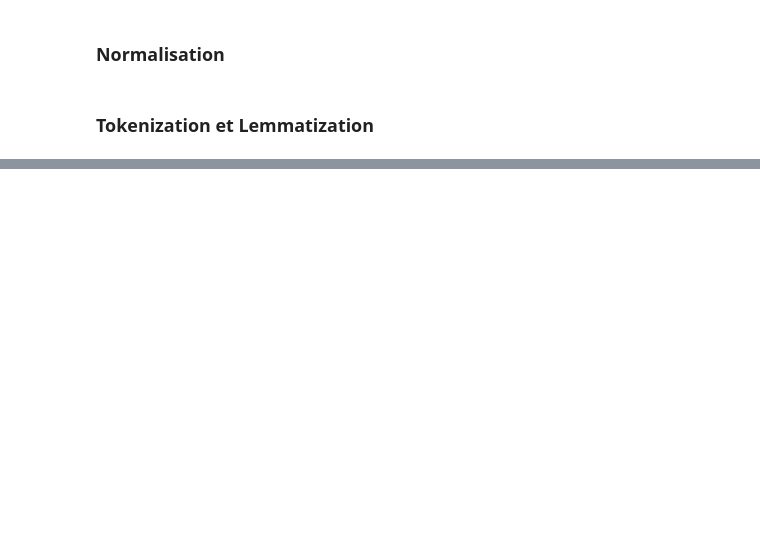
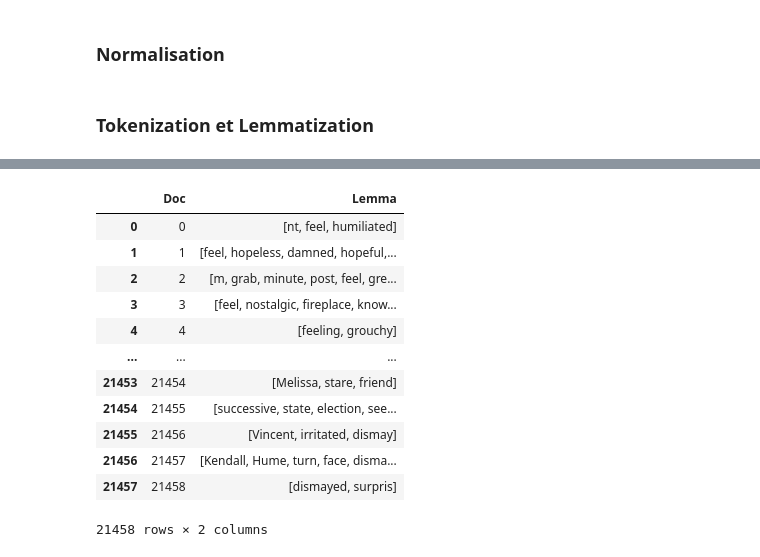
Before and after one commit to eltarr-kawther/roue-des-emotions, a Jupyter notebook: Notebooks/emotion_classification_spacy.ipynb, the cells around one changed output, grey strips where cells are left out. Cells and saved outputs as stored; diff of their text form; code cells hidden in the pictures; blank space fills up the shorter version.

Commit message:
words back into list

```diff
--- a/Notebooks/emotion_classification_spacy.ipynb
+++ b/Notebooks/emotion_classification_spacy.ipynb
@@ -122,0 +142,19 @@ plt.show()
+# %%
+group = df_words_lemmas.groupby('Doc')['Lemma']
+# %%
+df_documents_lemmas = group.aggregate(lambda x: list(x)).reset_index()
+df_documents_lemmas
+# %% [output]
+|  | Doc | Lemma |
+| 0 | 0 | [nt, feel, humiliated] |
+| 1 | 1 | [feel, hopeless, damned, hopeful,... |
+| 2 | 2 | [m, grab, minute, post, feel, gre... |
+| 3 | 3 | [feel, nostalgic, fireplace, know... |
+| 4 | 4 | [feeling, grouchy] |
+| ... | ... | ... |
+| 21453 | 21454 | [Melissa, stare, friend] |
+| 21454 | 21455 | [successive, state, election, see... |
+| 21455 | 21456 | [Vincent, irritated, dismay] |
+| 21456 | 21457 | [Kendall, Hume, turn, face, disma... |
+| 21457 | 21458 | [dismayed, surpris] |
+21458 rows × 2 columns
```
Also changed, not shown: parts of 20 cells of this notebook.
